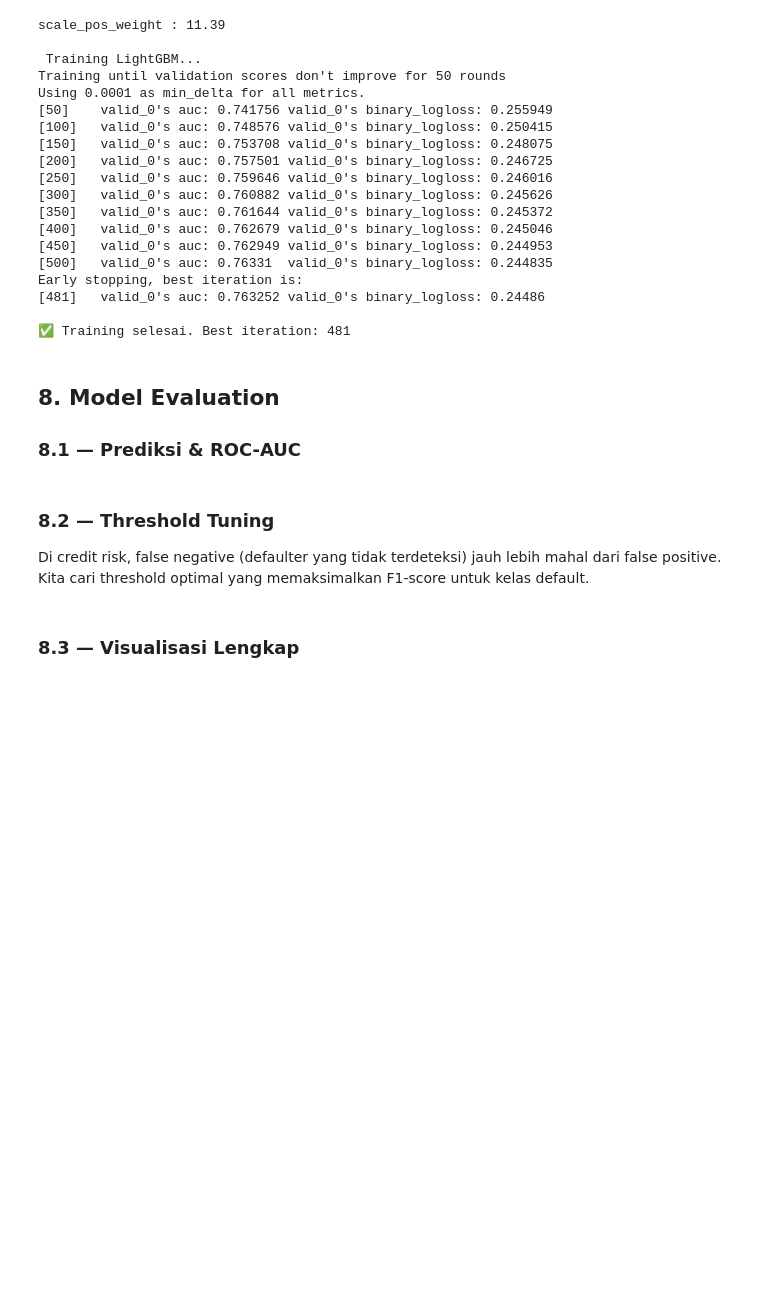
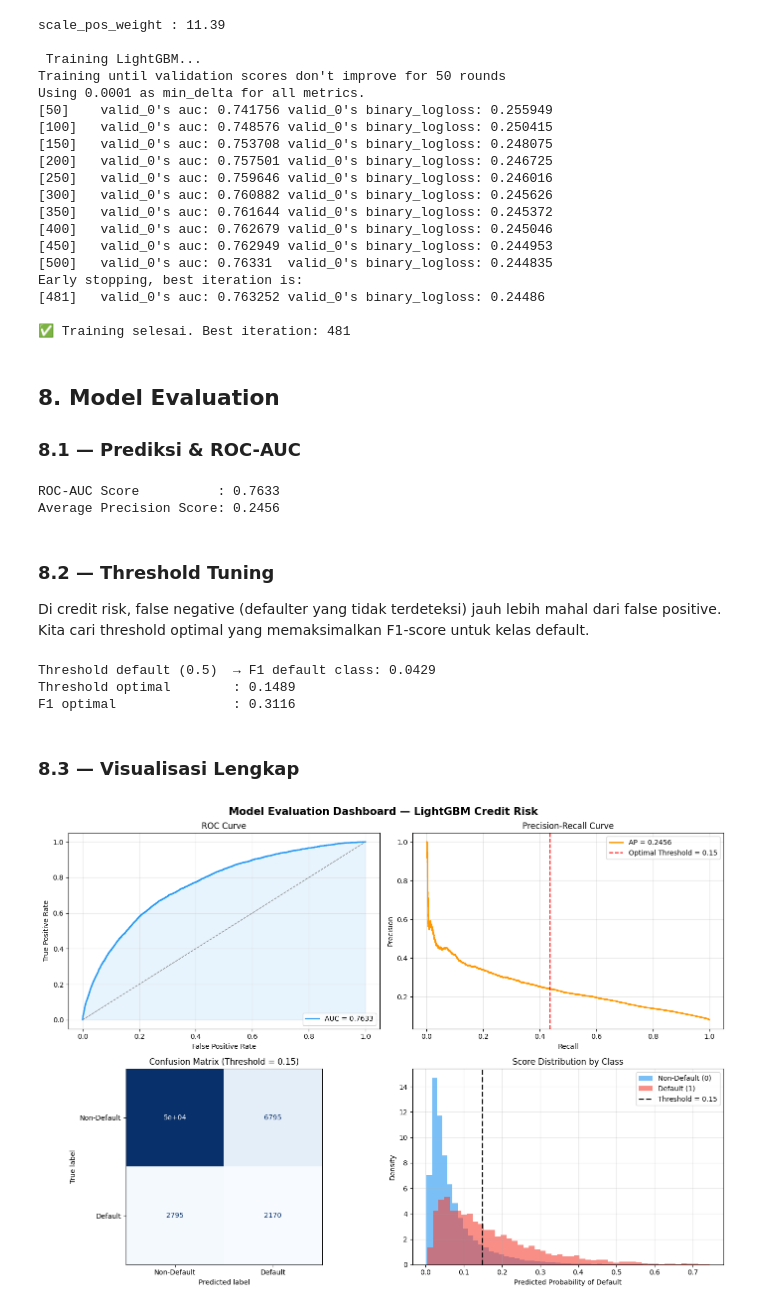
Before and after one commit to rdityaza/credit-risk-analytics, a Jupyter notebook: notebooks/Credit_Risk_Predictive_Modeling.ipynb, the cells around one changed output. Cells and saved outputs as stored; diff of their text form; code cells hidden in the pictures; blank space fills up the shorter version.

Commit message:
feat: model evaluation — ROC-AUC, confusion matrix, threshold tuning

```diff
--- a/notebooks/Credit_Risk_Predictive_Modeling.ipynb
+++ b/notebooks/Credit_Risk_Predictive_Modeling.ipynb
@@ -383,8 +383,87 @@ Early stopping, best iteration is:
 # %% [markdown]
 ## 8. Model Evaluation
 ### 8.1 — Prediksi & ROC-AUC
+# %%
+# ── Evaluasi ──────────────────────────────────────────────────────────────────
+y_pred_proba = lgb_model.predict_proba(X_test_np)[:, 1]
+y_pred       = lgb_model.predict(X_test_np)
+
+roc_auc = roc_auc_score(y_test_np, y_pred_proba)
+avg_prc = average_precision_score(y_test_np, y_pred_proba)
+
+print(f"ROC-AUC Score          : {roc_auc:.4f}")
+print(f"Average Precision Score: {avg_prc:.4f}")
+# %% [output]
+ROC-AUC Score          : 0.7633
+Average Precision Score: 0.2456
 # %% [markdown]
 ### 8.2 — Threshold Tuning
 Di credit risk, false negative (defaulter yang tidak terdeteksi) jauh lebih mahal dari false positive. Kita cari threshold optimal yang memaksimalkan F1-score untuk kelas default.
+# %%
+precisions, recalls, thresholds = precision_recall_curve(y_test_np, y_pred_proba)
+f1_scores = 2 * (precisions * recalls) / (precisions + recalls + 1e-9)
+
+optimal_idx       = np.argmax(f1_scores)
+optimal_threshold = thresholds[optimal_idx]
+
+print(f"Threshold default (0.5)  → F1 default class: {f1_scores[np.argmin(abs(thresholds - 0.5))]:.4f}")
+print(f"Threshold optimal        : {optimal_threshold:.4f}")
+print(f"F1 optimal               : {f1_scores[optimal_idx]:.4f}")
+
+# Prediksi ulang dengan threshold optimal
+y_pred_optimal = (y_pred_proba >= optimal_threshold).astype(int)
+# %% [output]
+Threshold default (0.5)  → F1 default class: 0.0429
+Threshold optimal        : 0.1489
+F1 optimal               : 0.3116
 # %% [markdown]
 ### 8.3 — Visualisasi Lengkap
+# %%
+fig, axes = plt.subplots(2, 2, figsize=(14, 10))
+fig.suptitle('Model Evaluation Dashboard — LightGBM Credit Risk', fontsize=15, fontweight='bold')
+
+# ── Plot 1: ROC Curve ─────────────────────────────────────────────────────────
+fpr, tpr, _ = roc_curve(y_test_np, y_pred_proba)
+axes[0, 0].plot(fpr, tpr, color='#2196F3', lw=2, label=f'AUC = {roc_auc:.4f}')
+axes[0, 0].plot([0, 1], [0, 1], color='gray', linestyle='--', lw=1)
+axes[0, 0].fill_between(fpr, tpr, alpha=0.1, color='#2196F3')
+axes[0, 0].set_xlabel('False Positive Rate')
+axes[0, 0].set_ylabel('True Positive Rate')
+axes[0, 0].set_title('ROC Curve')
+axes[0, 0].legend(loc='lower right')
+axes[0, 0].grid(alpha=0.3)
+
+# ── Plot 2: Precision-Recall Curve ───────────────────────────────────────────
+axes[0, 1].plot(recalls, precisions, color='#FF9800', lw=2, label=f'AP = {avg_prc:.4f}')
+axes[0, 1].axvline(x=recalls[optimal_idx], color='red', linestyle='--', lw=1.5,
+                    label=f'Optimal Threshold = {optimal_threshold:.2f}')
+axes[0, 1].set_xlabel('Recall')
+axes[0, 1].set_ylabel('Precision')
+axes[0, 1].set_title('Precision-Recall Curve')
+axes[0, 1].legend()
+axes[0, 1].grid(alpha=0.3)
+
+# ── Plot 3: Confusion Matrix (default threshold) ──────────────────────────────
+cm = confusion_matrix(y_test_np, y_pred_optimal)
+disp = ConfusionMatrixDisplay(confusion_matrix=cm, display_labels=['Non-Default', 'Default'])
+disp.plot(ax=axes[1, 0], colorbar=False, cmap='Blues')
+axes[1, 0].set_title(f'Confusion Matrix (Threshold = {optimal_threshold:.2f})')
+
+# ── Plot 4: Predicted Probability Distribution ───────────────────────────────
+axes[1, 1].hist(y_pred_proba[y_test_np == 0], bins=50, alpha=0.6, color='#2196F3',
+                label='Non-Default (0)', density=True)
+axes[1, 1].hist(y_pred_proba[y_test_np == 1], bins=50, alpha=0.6, color='#F44336',
+                label='Default (1)', density=True)
+axes[1, 1].axvline(x=optimal_threshold, color='black', linestyle='--', lw=2,
+                    label=f'Threshold = {optimal_threshold:.2f}')
+axes[1, 1].set_xlabel('Predicted Probability of Default')
+axes[1, 1].set_ylabel('Density')
+axes[1, 1].set_title('Score Distribution by Class')
+axes[1, 1].legend()
+axes[1, 1].grid(alpha=0.3)
+
+plt.tight_layout()
+plt.savefig('../data/evaluation_dashboard.png', dpi=150, bbox_inches='tight')
+plt.show()
+# %% [output]
+[figure, added]
```
Also changed, not shown: parts of 2 cells of this notebook.
